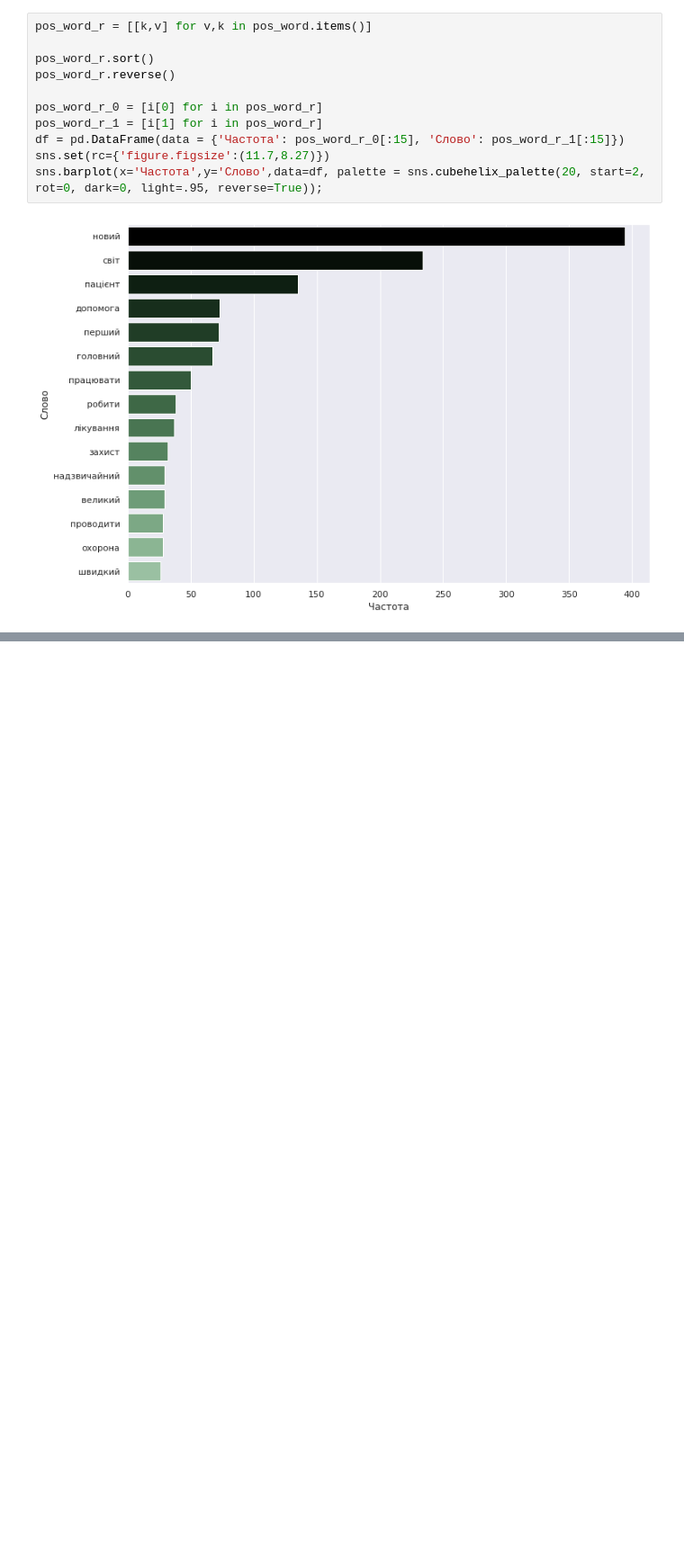
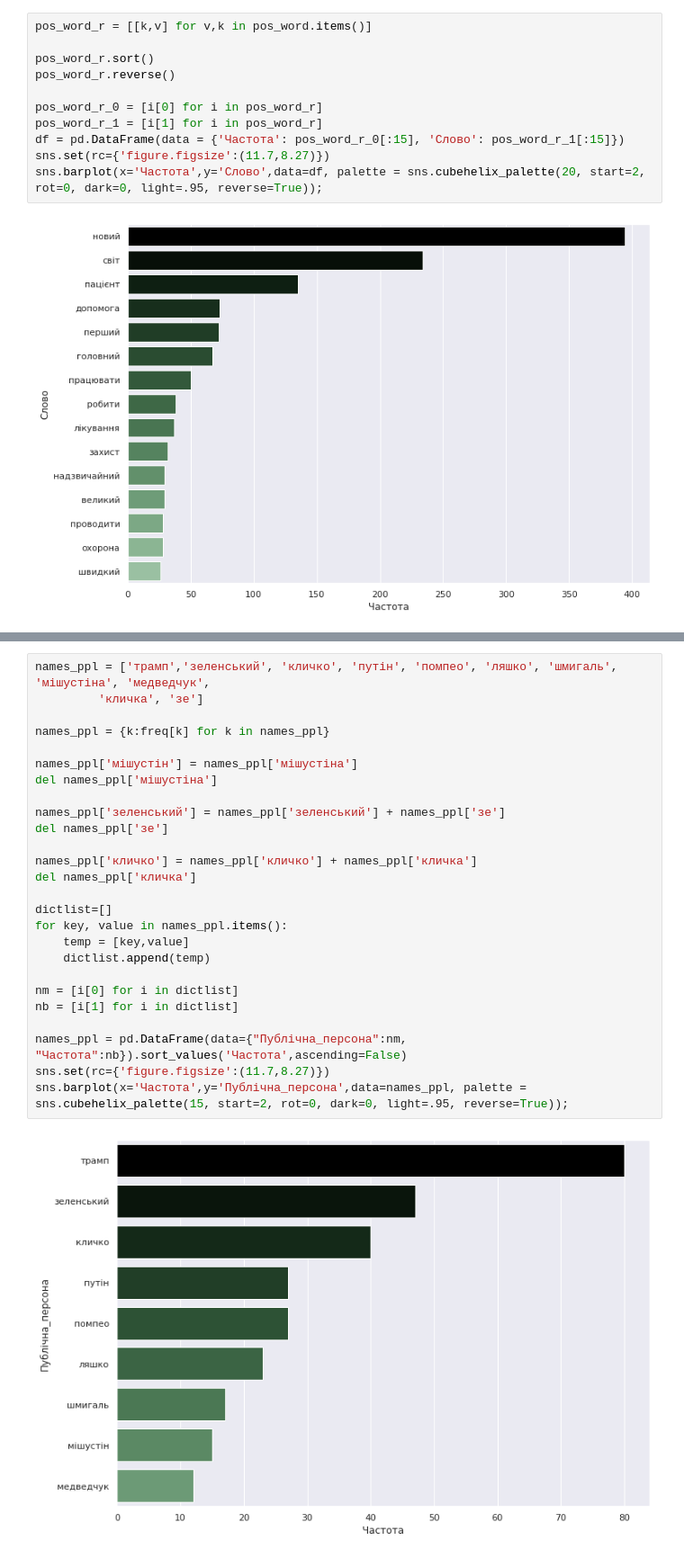
Before and after one commit to tiredwaffle/tweets_analysis, a Jupyter notebook: preprocessing.ipynb, the cells around one changed output, grey strips where cells are left out. Shown at 90% size. Cells and saved outputs as stored; diff of their text form; blank space fills up the shorter version.

```diff
--- a/preprocessing.ipynb
+++ b/preprocessing.ipynb
@@ -386,0 +525,28 @@ sns.barplot(x='Частота',y='Слово',data=df, palette = sns.cubehelix_p
+# %%
+names_ppl = ['трамп','зеленський', 'кличко', 'путін', 'помпео', 'ляшко', 'шмигаль', 'мішустіна', 'медведчук',
+         'кличка', 'зе']
+
+names_ppl = {k:freq[k] for k in names_ppl}
+
+names_ppl['мішустін'] = names_ppl['мішустіна']
+del names_ppl['мішустіна']
+
+names_ppl['зеленський'] = names_ppl['зеленський'] + names_ppl['зе']
+del names_ppl['зе']
+
+names_ppl['кличко'] = names_ppl['кличко'] + names_ppl['кличка']
+del names_ppl['кличка']
+
+dictlist=[]
+for key, value in names_ppl.items():
+    temp = [key,value]
+    dictlist.append(temp)
+
+nm = [i[0] for i in dictlist]
+nb = [i[1] for i in dictlist]
+
+names_ppl = pd.DataFrame(data={"Публічна_персона":nm, "Частота":nb}).sort_values('Частота',ascending=False)
+sns.set(rc={'figure.figsize':(11.7,8.27)})
+sns.barplot(x='Частота',y='Публічна_персона',data=names_ppl, palette = sns.cubehelix_palette(15, start=2, rot=0, dark=0, light=.95, reverse=True));
+# %% [output]
+[figure, added]
```
Also changed, not shown: parts of 11 cells of this notebook.
